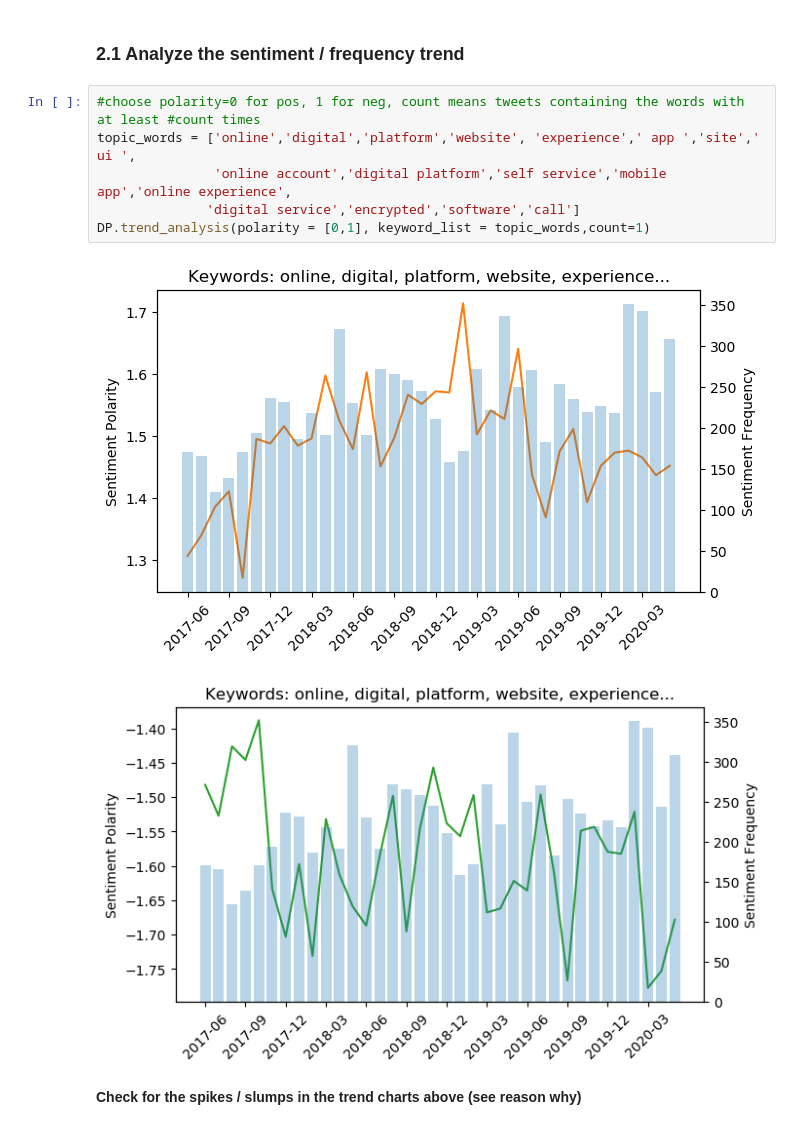
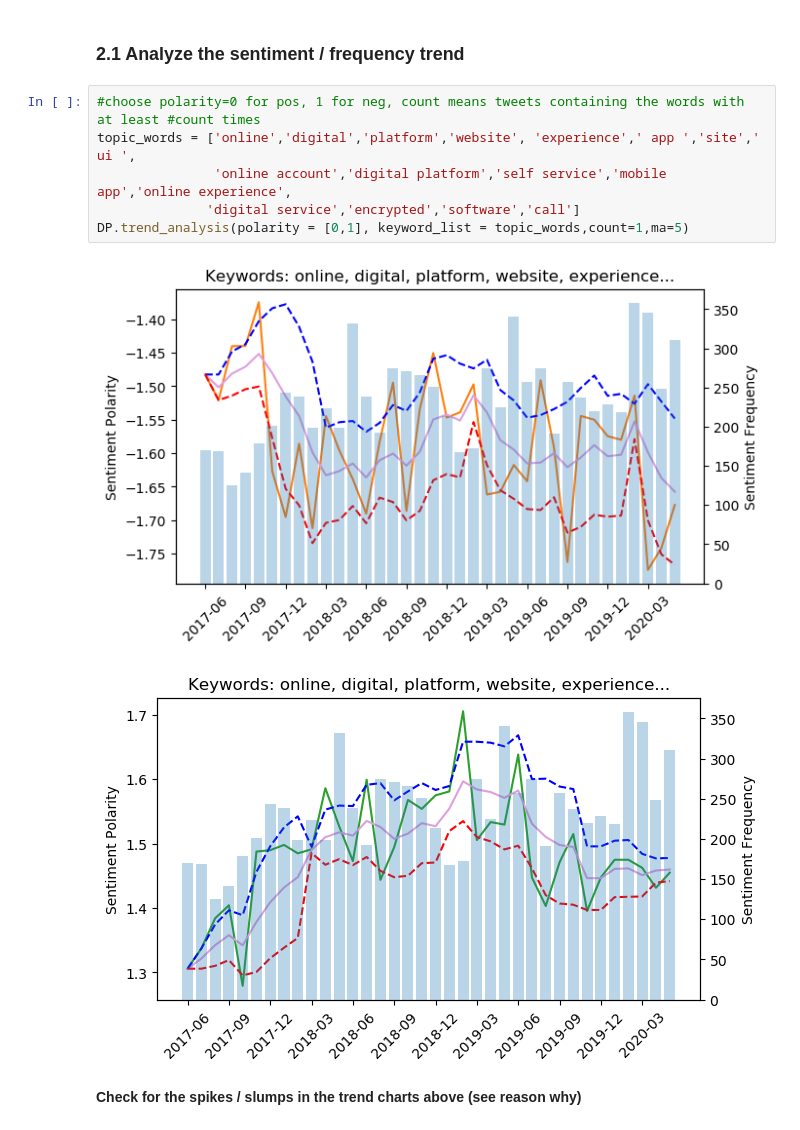
Before and after one commit to Skeneybao/MS-Competition, a Jupyter notebook: Data Scraper and Proprocessor/Topic Classification - Integrated.ipynb, the cells around one changed output. Saved outputs shown, nothing was run; the diff lists cells and outputs as text.

```diff
--- a/Data Scraper and Proprocessor/Topic Classification - Integrated.ipynb
+++ b/Data Scraper and Proprocessor/Topic Classification - Integrated.ipynb
@@ -209,12 +91,12 @@ DPt.tokenizetext()
 # %%
 #choose polarity=0 for pos, 1 for neg, count means tweets containing the words with at least #count times
 topic_words = ['online','digital','platform','website', 'experience',' app ','site',' ui ',
                'online account','digital platform','self service','mobile app','online experience',
               'digital service','encrypted','software','call']
-DP.trend_analysis(polarity = [0,1], keyword_list = topic_words,count=1)
+DP.trend_analysis(polarity = [0,1], keyword_list = topic_words,count=1,ma=5)
 # %% [output]
-[figure, old version]
+[figure, new version]
-[figure, old version]
+[figure, new version]
 # %% [markdown]
 **Check for the spikes / slumps in the trend charts above (see reason why)**
 # %%
```
Also changed, not shown: parts of 6 cells of this notebook, 6 other files.
